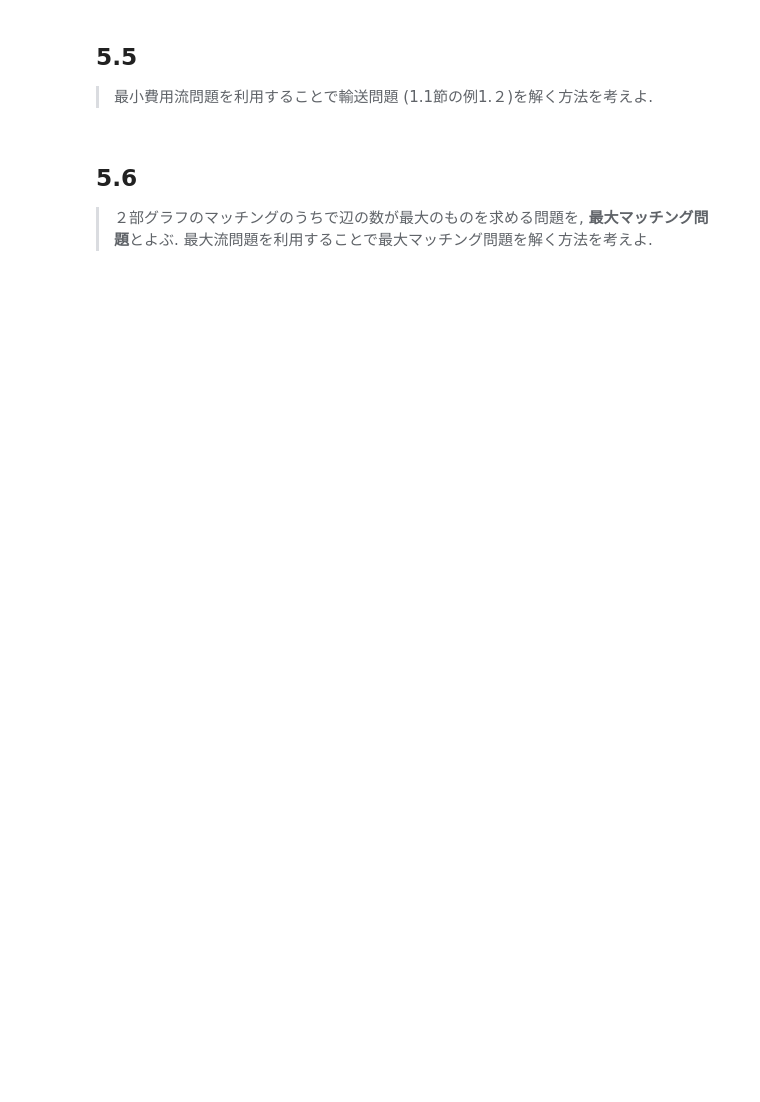
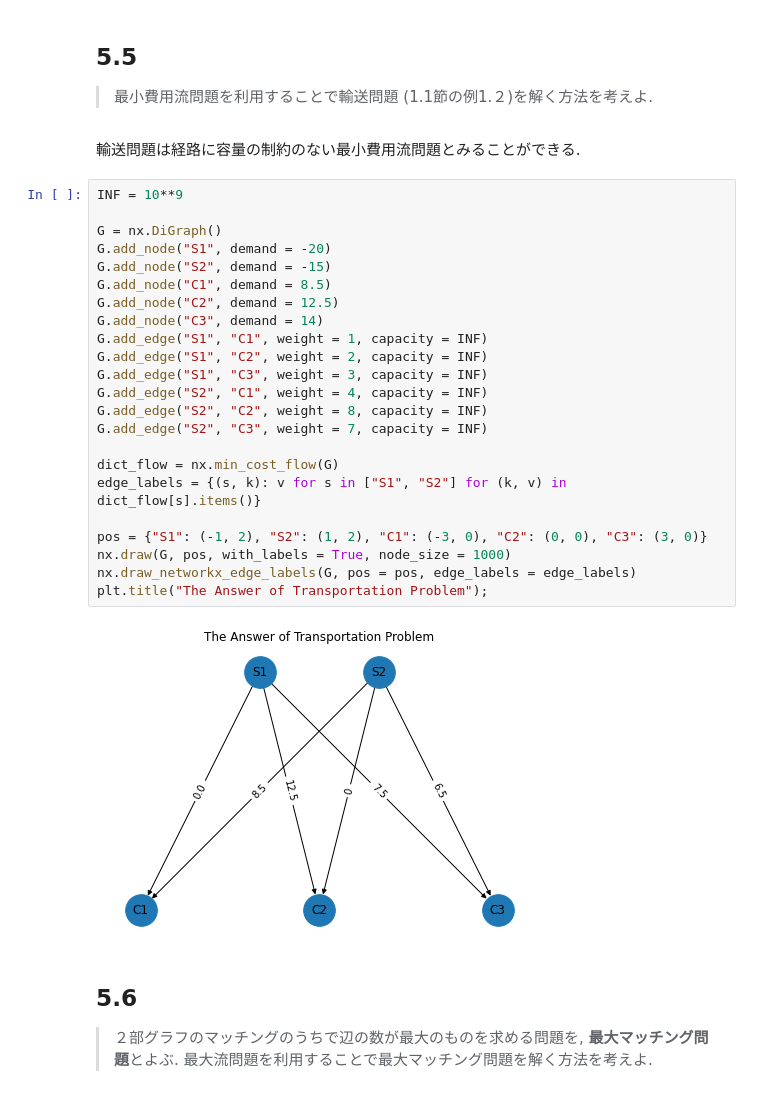
Before and after one commit to CSReading/Optimization, a Jupyter notebook: problems/chapter5/nicetak.ipynb, the cells around one changed output. Drawn from its saved outputs; the diff is of its cells as text; blank space fills up the shorter version.

```diff
--- a/problems/chapter5/nicetak.ipynb
+++ b/problems/chapter5/nicetak.ipynb
@@ -94,6 +116,33 @@ plt.title("The Second Minimum Spanning Tree");
 # %% [markdown]
 ## 5.5
 >最小費用流問題を利用することで輸送問題 (1.1節の例1.２)を解く方法を考えよ.
+# %% [markdown]
+輸送問題は経路に容量の制約のない最小費用流問題とみることができる.
+# %%
+INF = 10**9
+
+G = nx.DiGraph()
+G.add_node("S1", demand = -20)
+G.add_node("S2", demand = -15)
+G.add_node("C1", demand = 8.5)
+G.add_node("C2", demand = 12.5)
+G.add_node("C3", demand = 14)
+G.add_edge("S1", "C1", weight = 1, capacity = INF)
+G.add_edge("S1", "C2", weight = 2, capacity = INF)
+G.add_edge("S1", "C3", weight = 3, capacity = INF)
+G.add_edge("S2", "C1", weight = 4, capacity = INF)
+G.add_edge("S2", "C2", weight = 8, capacity = INF)
+G.add_edge("S2", "C3", weight = 7, capacity = INF)
+
+dict_flow = nx.min_cost_flow(G)
+edge_labels = {(s, k): v for s in ["S1", "S2"] for (k, v) in dict_flow[s].items()}
+
+pos = {"S1": (-1, 2), "S2": (1, 2), "C1": (-3, 0), "C2": (0, 0), "C3": (3, 0)}
+nx.draw(G, pos, with_labels = True, node_size = 1000)
+nx.draw_networkx_edge_labels(G, pos = pos, edge_labels = edge_labels)
+plt.title("The Answer of Transportation Problem");
+# %% [output]
+[figure, added]
 # %% [markdown]
 ## 5.6
 >２部グラフのマッチングのうちで辺の数が最大のものを求める問題を, **最大マッチング問題**とよぶ. 最大流問題を利用することで最大マッチング問題を解く方法を考えよ.
```
Also changed, not shown: parts of 2 cells of this notebook.
